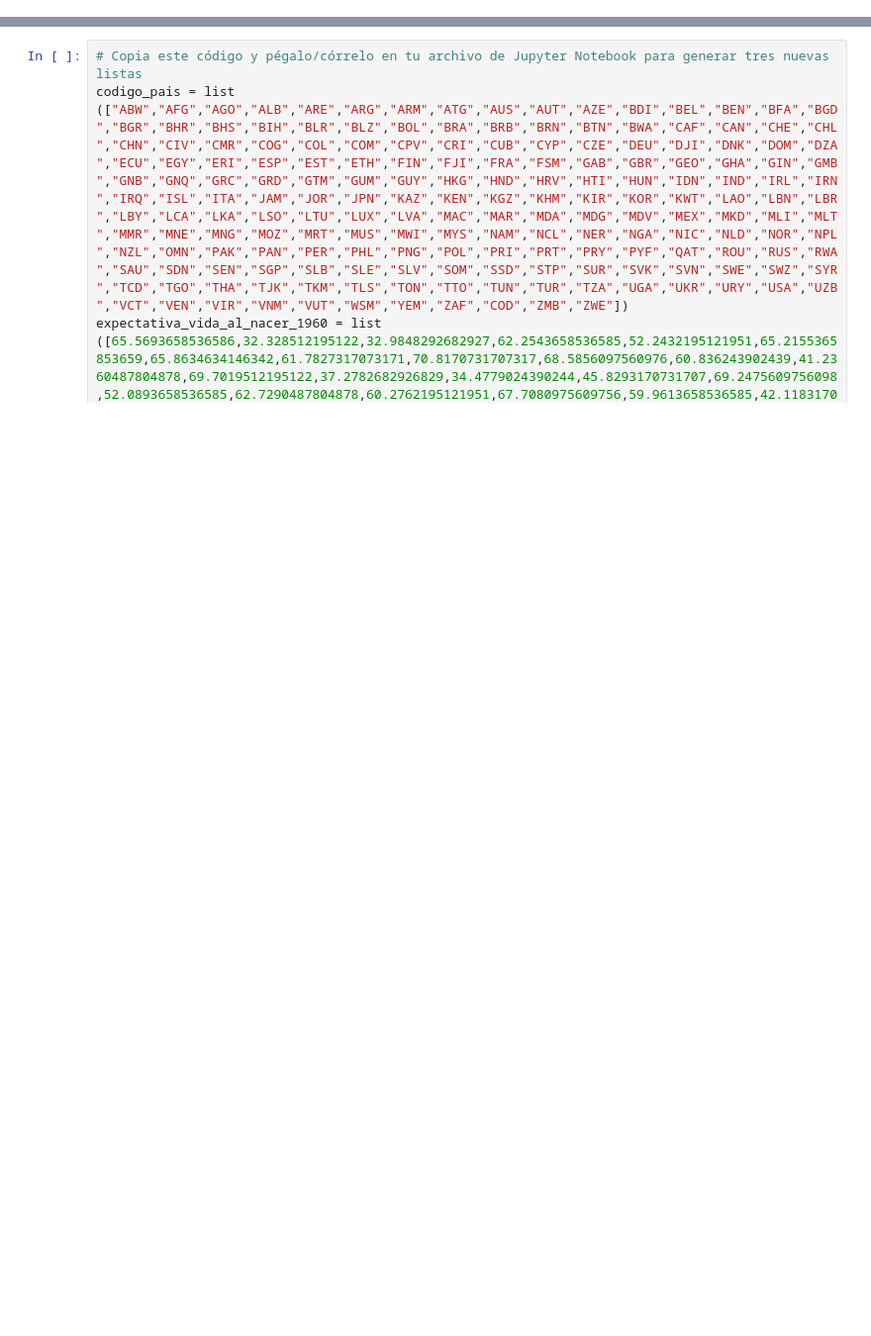
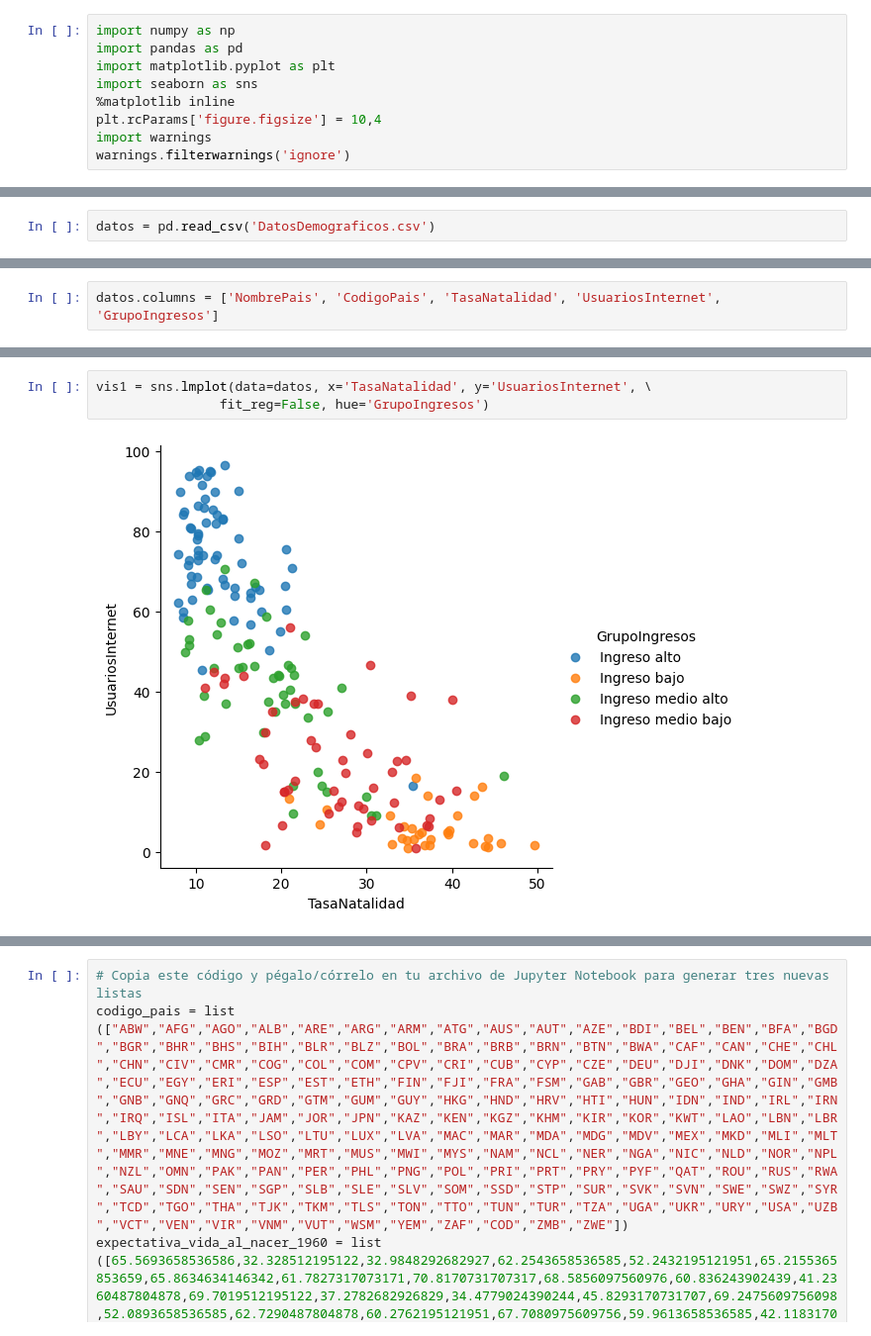
Before and after one commit to Marru73/Ejercicios-Python, a Jupyter notebook: CERTIFICADO IBM/Tarea_seccion_5.ipynb, the cells around one changed output, grey strips where cells are left out. Shown at 99% size. Cells and saved outputs as stored; diff of their text form; blank space fills up the shorter version.

```diff
--- a/CERTIFICADO IBM/Tarea_seccion_5.ipynb
+++ b/CERTIFICADO IBM/Tarea_seccion_5.ipynb
@@ -0,0 +1,9 @@
+# %%
+import numpy as np
+import pandas as pd
+import matplotlib.pyplot as plt
+import seaborn as sns
+%matplotlib inline
+plt.rcParams['figure.figsize'] = 10,4
+import warnings
+warnings.filterwarnings('ignore')
@@ -0,0 +22,2 @@
+# %%
+datos = pd.read_csv('DatosDemograficos.csv')
@@ -0,0 +33,2 @@
+# %%
+datos.columns = ['NombrePais', 'CodigoPais', 'TasaNatalidad', 'UsuariosInternet', 'GrupoIngresos']
@@ -0,0 +82,5 @@
+# %%
+vis1 = sns.lmplot(data=datos, x='TasaNatalidad', y='UsuariosInternet', \
+                fit_reg=False, hue='GrupoIngresos')
+# %% [output]
+[figure, added]
```
Also changed, not shown: parts of 29 cells of this notebook.
